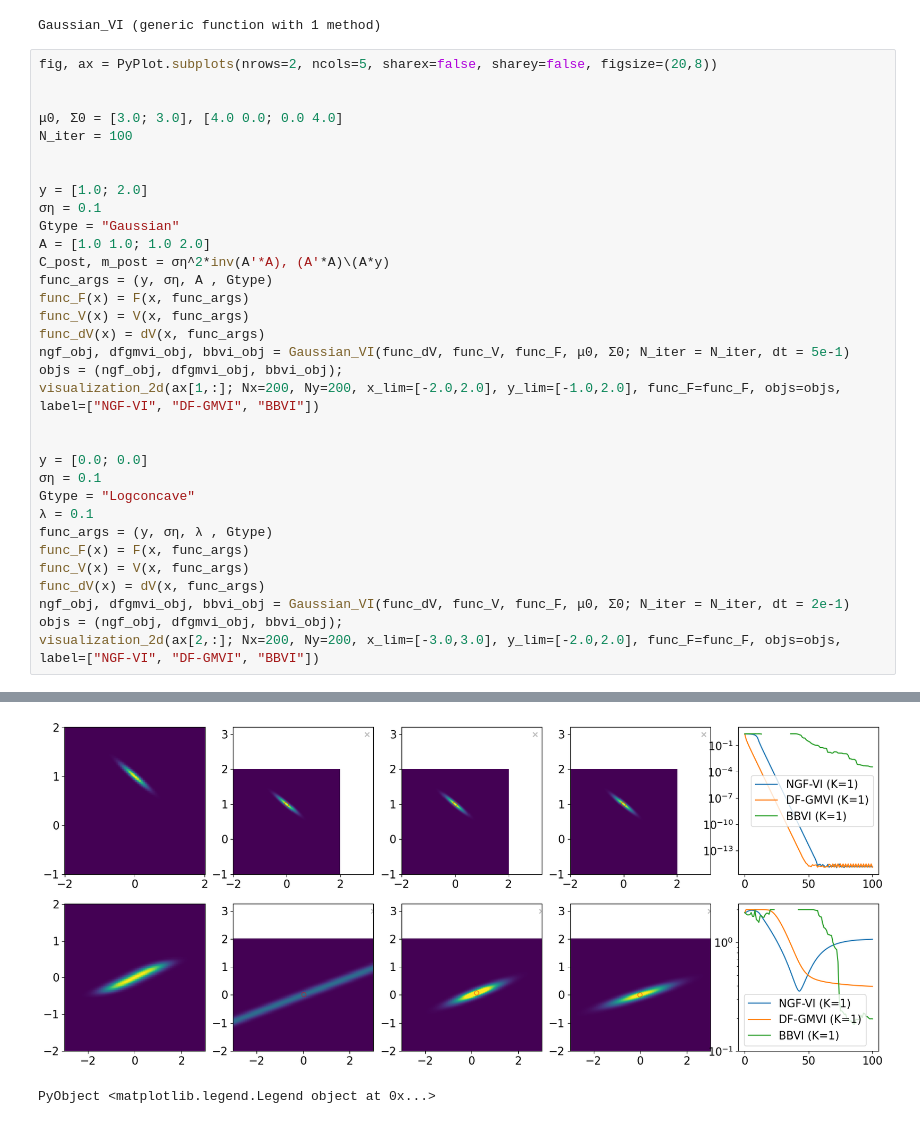
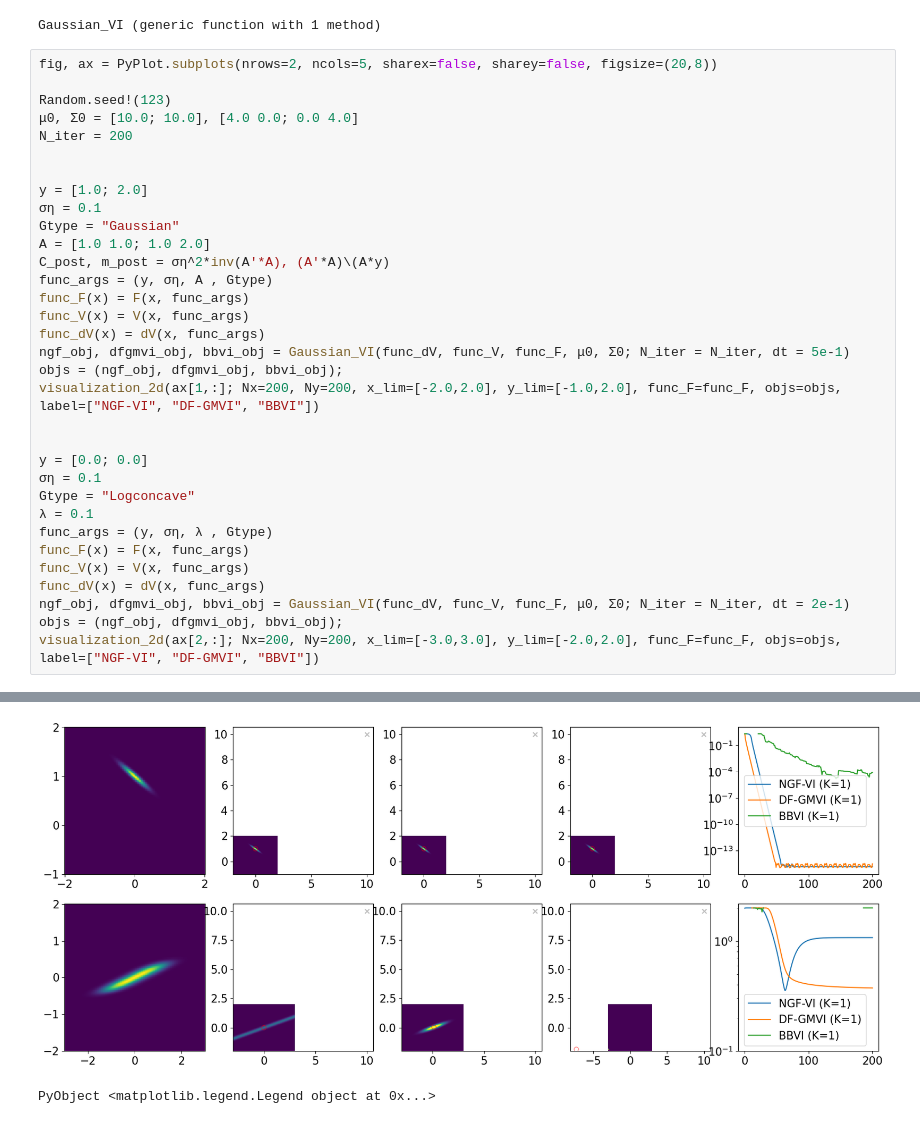
Before and after one commit to PKU-CMEGroup/InverseProblems.jl, a Jupyter notebook: Derivative-Free-Variational-Inference/Gaussian-NGD.ipynb, the cells around one changed output, grey strips where cells are left out. Saved outputs shown, nothing was run; the diff lists cells and outputs as text.

```diff
--- a/Derivative-Free-Variational-Inference/Gaussian-NGD.ipynb
+++ b/Derivative-Free-Variational-Inference/Gaussian-NGD.ipynb
@@ -162,9 +162,9 @@ Gaussian_VI (generic function with 1 method)
 # %%
 fig, ax = PyPlot.subplots(nrows=2, ncols=5, sharex=false, sharey=false, figsize=(20,8))
 
-
-μ0, Σ0 = [3.0; 3.0], [4.0 0.0; 0.0 4.0]
-N_iter = 100
+Random.seed!(123)
+μ0, Σ0 = [10.0; 10.0], [4.0 0.0; 0.0 4.0]
+N_iter = 200
 
 
 y = [1.0; 2.0]
@@ -213,2 +213,2 @@ visualization_2d(ax[2,:]; Nx=200, Ny=200, x_lim=[-3.0,3.0], y_lim=[-2.0,2.0], fu
-[figure, old version]
+[figure, new version]
 PyObject <matplotlib.legend.Legend object at 0x...>
```
Also changed, not shown: parts of 1 cell of this notebook, 1 other file.
